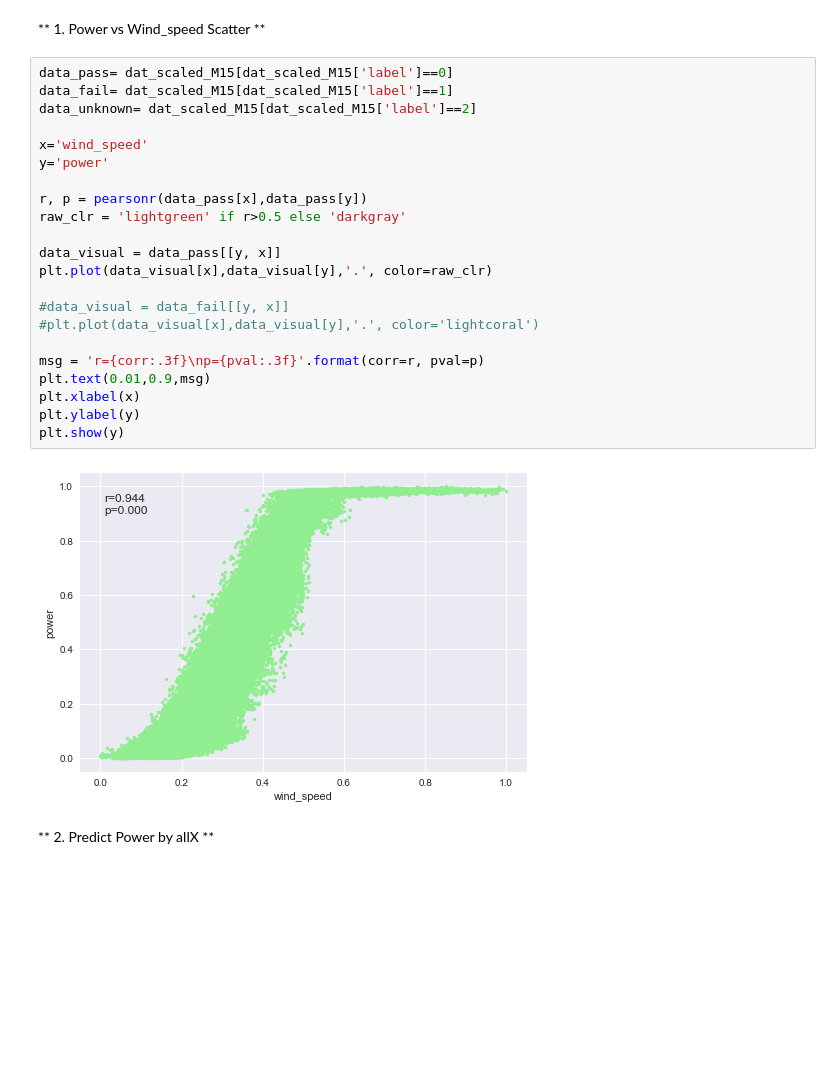
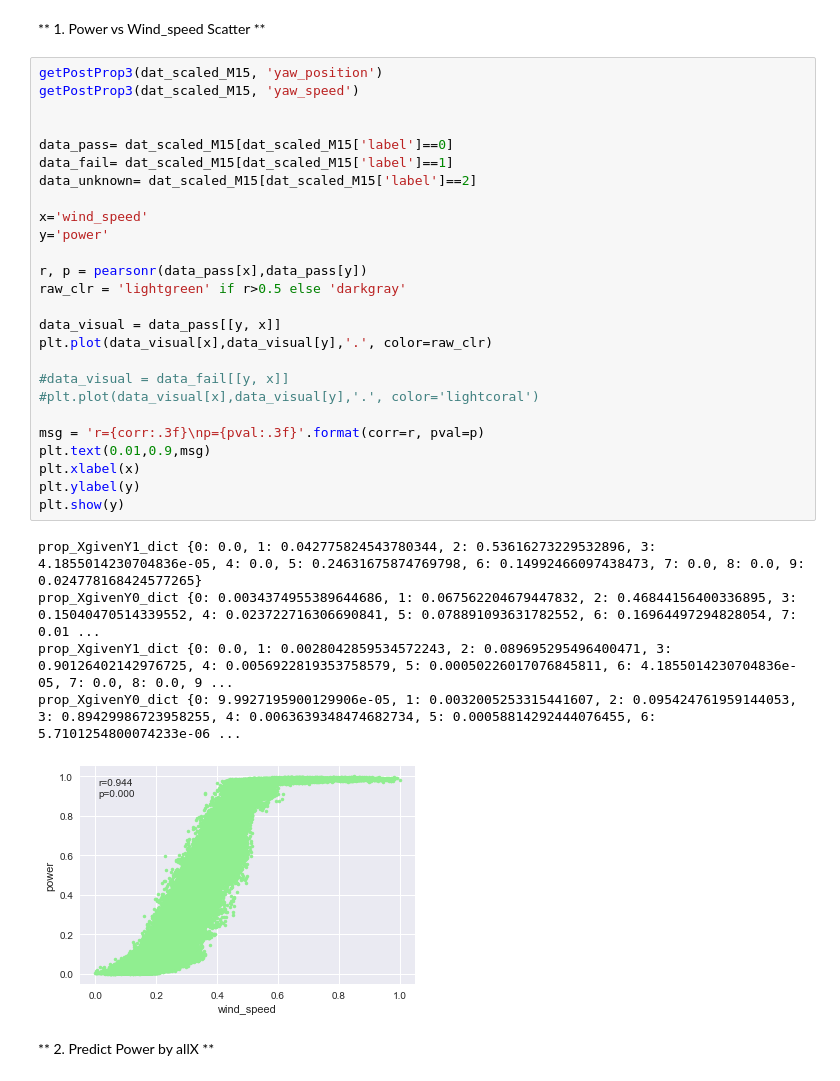
Before and after one commit to Backlu/CAICTCompetition, a Jupyter notebook: ice-DE_PrimaryXinCase_allX.ipynb, the cells around one changed output. Cells and saved outputs as stored; diff of their text form; blank space fills up the shorter version.

```diff
--- a/ice-DE_PrimaryXinCase_allX.ipynb
+++ b/ice-DE_PrimaryXinCase_allX.ipynb
@@ -177,29 +223,37 @@ case_management/img/power/primary_allx/
 # %% [markdown]
 ** 1. Power vs Wind_speed Scatter **
 # %%
+getPostProp3(dat_scaled_M15, 'yaw_position')
+getPostProp3(dat_scaled_M15, 'yaw_speed')
+
+
 data_pass= dat_scaled_M15[dat_scaled_M15['label']==0]
 data_fail= dat_scaled_M15[dat_scaled_M15['label']==1]
 data_unknown= dat_scaled_M15[dat_scaled_M15['label']==2]
 
 x='wind_speed'
 y='power'
 
 r, p = pearsonr(data_pass[x],data_pass[y])
 raw_clr = 'lightgreen' if r>0.5 else 'darkgray'
 
 data_visual = data_pass[[y, x]]
 plt.plot(data_visual[x],data_visual[y],'.', color=raw_clr)
 
 #data_visual = data_fail[[y, x]]
 #plt.plot(data_visual[x],data_visual[y],'.', color='lightcoral')
 
 msg = 'r={corr:.3f}\np={pval:.3f}'.format(corr=r, pval=p)
 plt.text(0.01,0.9,msg)
 plt.xlabel(x)
 plt.ylabel(y)
 plt.show(y)
 # %% [output]
+prop_XgivenY1_dict {0: 0.0, 1: 0.042775824543780344, 2: 0.53616273229532896, 3: 4.1855014230704836e-05, 4: 0.0, 5: 0.24631675874769798, 6: 0.14992466097438473, 7: 0.0, 8: 0.0, 9: 0.024778168424577265}
+prop_XgivenY0_dict {0: 0.0034374955389644686, 1: 0.067562204679447832, 2: 0.46844156400336895, 3: 0.15040470514339552, 4: 0.023722716306690841, 5: 0.078891093631782552, 6: 0.16964497294828054, 7: 0.01 ...
+prop_XgivenY1_dict {0: 0.0, 1: 0.0028042859534572243, 2: 0.089695295496400471, 3: 0.90126402142976725, 4: 0.0056922819353758579, 5: 0.00050226017076845811, 6: 4.1855014230704836e-05, 7: 0.0, 8: 0.0, 9 ...
+prop_XgivenY0_dict {0: 9.9927195900129906e-05, 1: 0.0032005253315441607, 2: 0.095424761959144053, 3: 0.89429986723958255, 4: 0.0063639348474682734, 5: 0.00058814292444076455, 6: 5.7101254800074233e-06 ...
-[figure, old version]
+[figure, new version]
 # %% [markdown]
 ** 2. Predict Power by allX **
 # %%
```
Also changed, not shown: parts of 15 cells of this notebook, 9 other files.
